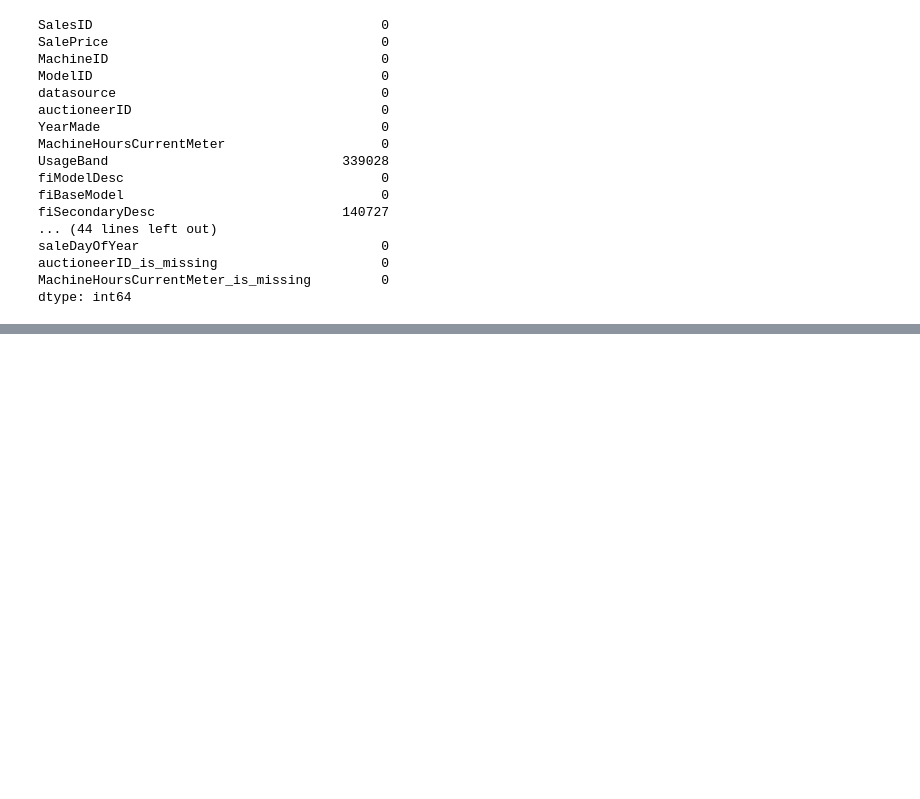
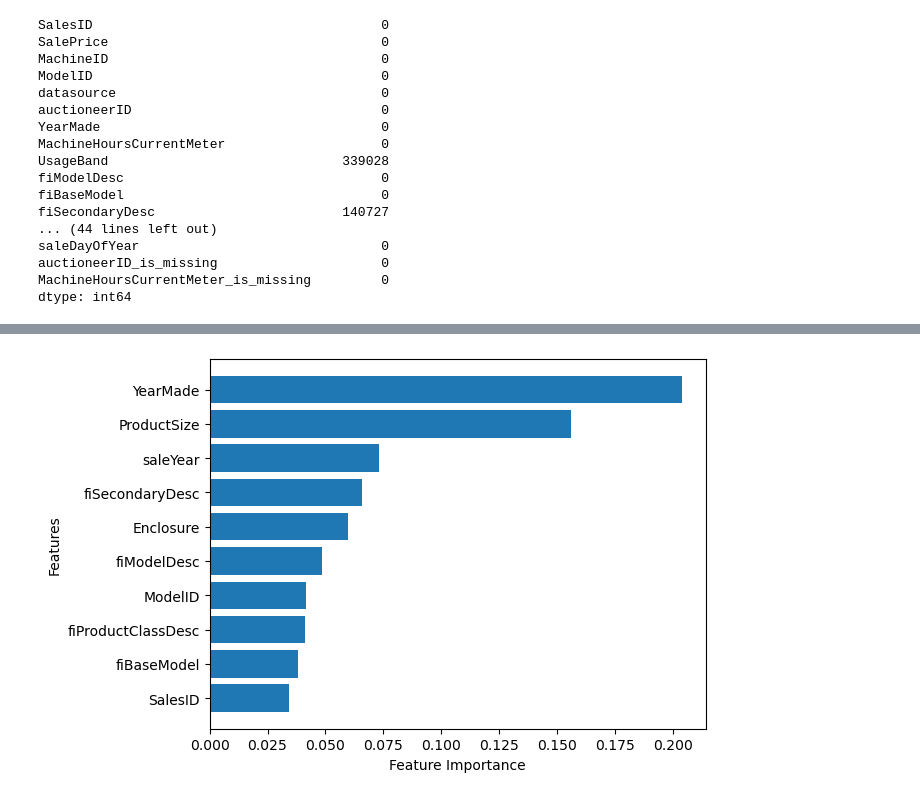
Before and after one commit to AdrianTomin/bulldozer-price-prediction, a Jupyter notebook: bulldozer_price_prediction.ipynb, the cells around one changed output, grey strips where cells are left out. Saved outputs shown, nothing was run; the diff lists cells and outputs as text; code cells hidden in the pictures; blank space fills up the shorter version.

```diff
--- a/bulldozer_price_prediction.ipynb
+++ b/bulldozer_price_prediction.ipynb
@@ -484,0 +780,14 @@ dtype: int64
+# %%
+%%time
+
+# Most ideal hyperparameters
+ideal_model = RandomForestRegressor(
+    n_estimators = 70,
+    min_samples_split = 14,
+    min_samples_leaf = 1,
+    max_features = 0.5,
+    n_jobs = -1,
+    random_state = 42,
+)
+# Fit the ideal model
+ideal_model.fit(X_train, y_train);
@@ -484,0 +1019,33 @@ dtype: int64
+# %%
+from typing import List
+
+# Helper function for plotting feature importance
+def plot_features(columns: List[str], importances: np.ndarray, n: int = 20) -> None:
+    """
+    Plots the top n feature importances from a trained machine learning model.
+
+    :param columns: List of feature names.
+    :param importances: Array of feature importance scores.
+    :param n: Number of top features to plot (default is 20).
+    :return: None
+    """
+    df = (pd.DataFrame({
+        'features': columns,
+        'feature_importances': importances,
+    }).sort_values(
+        'feature_importances',
+        ascending = False,
+    ).reset_index(
+        drop = True
+    ))
+
+    # Plot the dataframe
+    fig, ax = plt.subplots()
+    ax.barh(df['features'][:n], df['feature_importances'][:n])
+    ax.set_ylabel('Features')
+    ax.set_xlabel('Feature Importance')
+    ax.invert_yaxis()
+# %%
+plot_features(X_train.columns, ideal_model.feature_importances_, n = 10)
+# %% [output]
+[figure, added]
```
Also changed, not shown: parts of 45 cells of this notebook.
